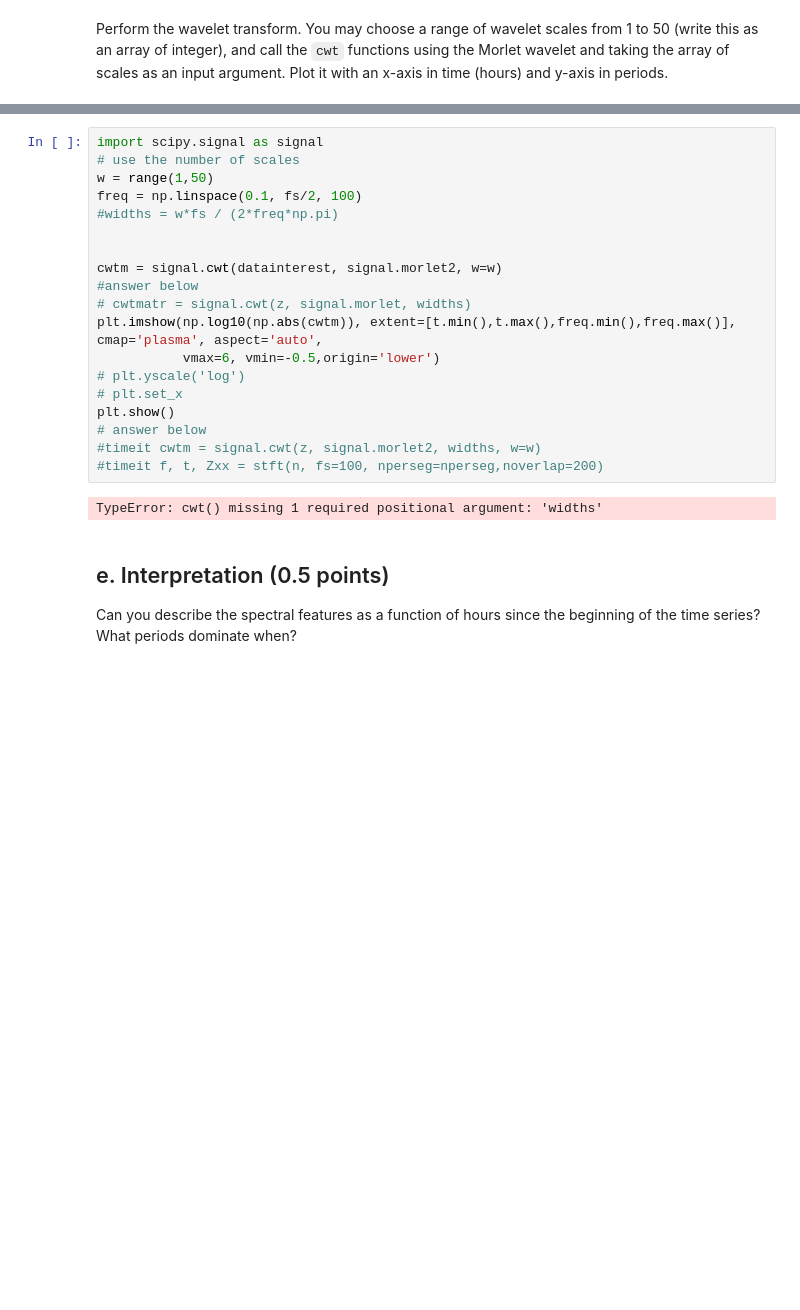
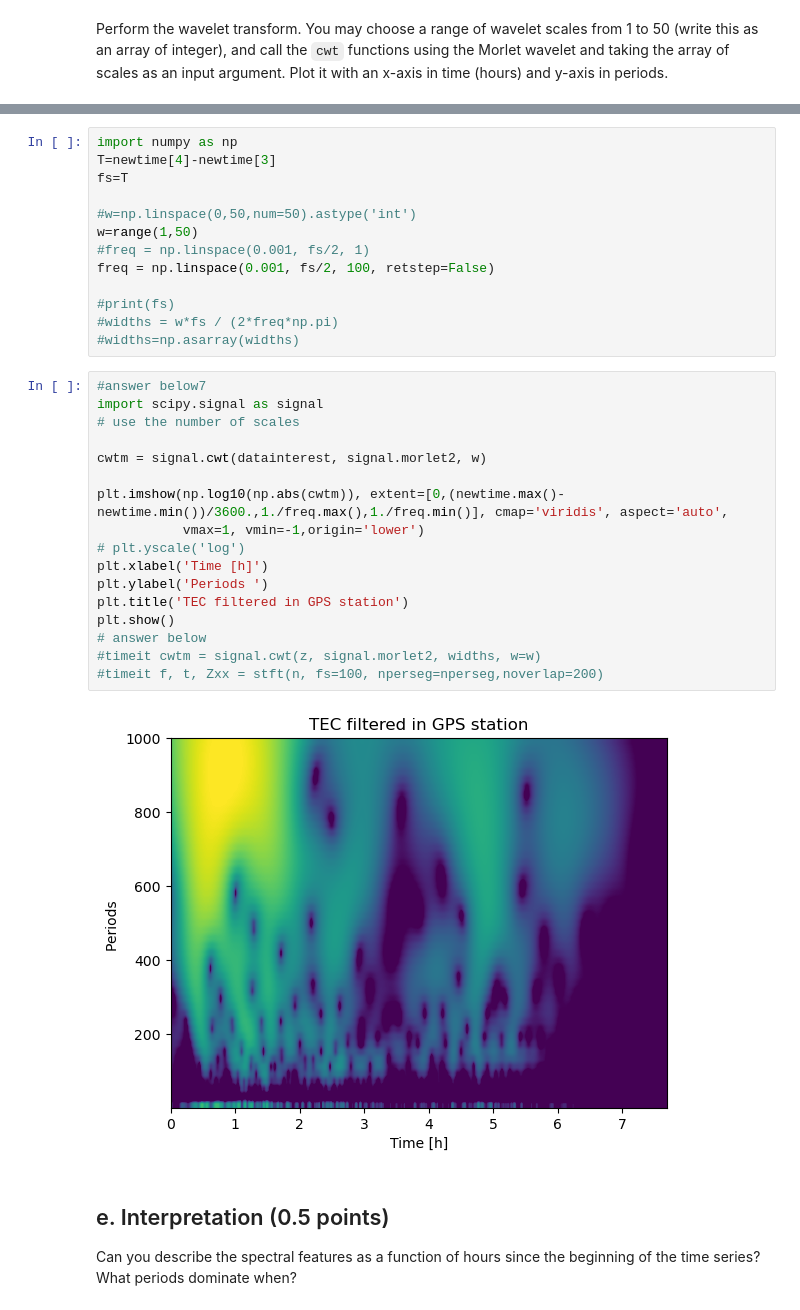
Before and after one commit to UW-ESS-DS/MLGeo2022_velgueta, a Jupyter notebook: Homeworks3_4/homework_4.ipynb, the cells around one changed output, grey strips where cells are left out. Saved outputs shown, nothing was run; the diff lists cells and outputs as text; blank space fills up the shorter version.

```diff
--- a/Homeworks3_4/homework_4.ipynb
+++ b/Homeworks3_4/homework_4.ipynb
@@ -431,24 +447,35 @@ Perform the wavelet transform. You may choose a range of wavelet scales from 1 t
+# %%
+import numpy as np
+T=newtime[4]-newtime[3]
+fs=T
+
+#w=np.linspace(0,50,num=50).astype('int')
+w=range(1,50)
+#freq = np.linspace(0.001, fs/2, 1)
+freq = np.linspace(0.001, fs/2, 100, retstep=False)
+
+#print(fs)
+#widths = w*fs / (2*freq*np.pi)
+#widths=np.asarray(widths)
 # %%
+#answer below7
 import scipy.signal as signal
 # use the number of scales
-w = range(1,50)
-freq = np.linspace(0.1, fs/2, 100)
-#widths = w*fs / (2*freq*np.pi)
 
+cwtm = signal.cwt(datainterest, signal.morlet2, w)
 
-cwtm = signal.cwt(datainterest, signal.morlet2, w=w)
-#answer below
-# cwtmatr = signal.cwt(z, signal.morlet, widths)
-plt.imshow(np.log10(np.abs(cwtm)), extent=[t.min(),t.max(),freq.min(),freq.max()], cmap='plasma', aspect='auto',
-           vmax=6, vmin=-0.5,origin='lower')
+plt.imshow(np.log10(np.abs(cwtm)), extent=[0,(newtime.max()-newtime.min())/3600.,1./freq.max(),1./freq.min()], cmap='viridis', aspect='auto',
+           vmax=1, vmin=-1,origin='lower')
 # plt.yscale('log')
-# plt.set_x
+plt.xlabel('Time [h]')
+plt.ylabel('Periods ')
+plt.title('TEC filtered in GPS station')
 plt.show()
 # answer below
 #timeit cwtm = signal.cwt(z, signal.morlet2, widths, w=w)
 #timeit f, t, Zxx = stft(n, fs=100, nperseg=nperseg,noverlap=200)
 # %% [output]
-TypeError: cwt() missing 1 required positional argument: 'widths'
+[figure, added]
 # %% [markdown]
 ## e. Interpretation (0.5 points)
 Can you describe the spectral features as a function of hours since the beginning of the time series? What periods dominate when?
```
Also changed, not shown: parts of 4 cells of this notebook.
